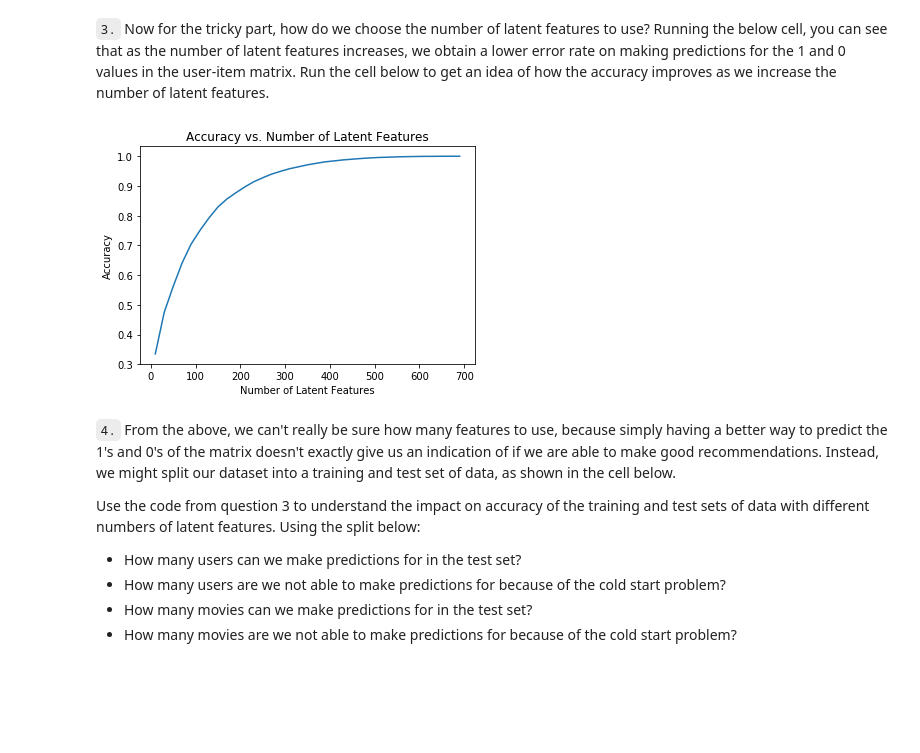
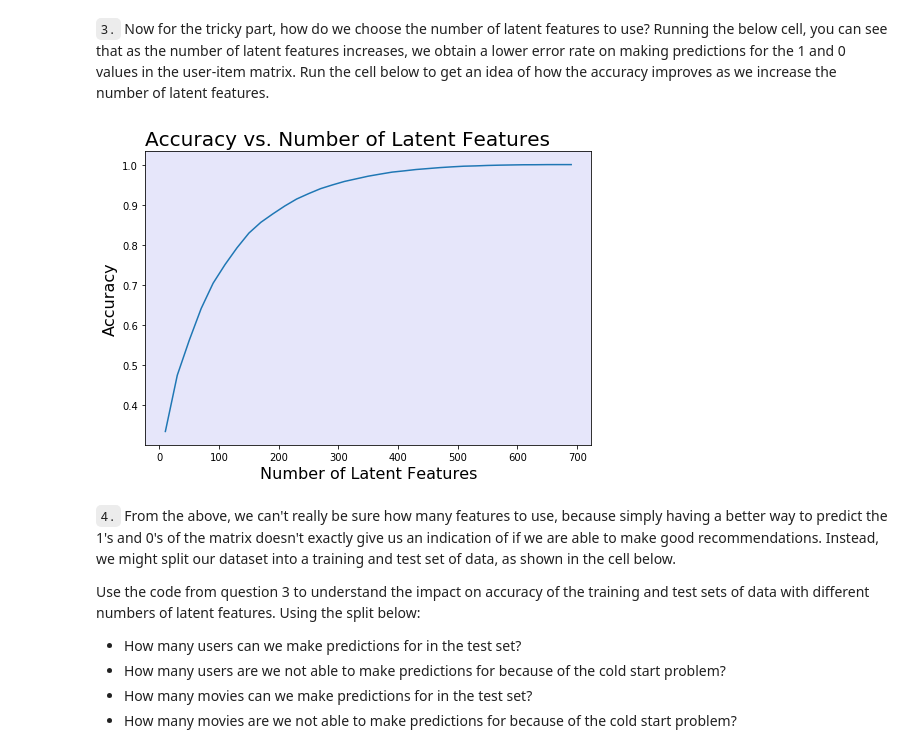
Before and after one commit to ZenRay/DataScientistNanoDegree, a Jupyter notebook: P3_Recommendations/Recommendations_with_IBM.ipynb, the cells around one changed output. Saved outputs shown, nothing was run; the diff lists cells and outputs as text; code cells hidden in the pictures; blank space fills up the shorter version.

```diff
--- a/P3_Recommendations/Recommendations_with_IBM.ipynb
+++ b/P3_Recommendations/Recommendations_with_IBM.ipynb
@@ -804,29 +804,33 @@ The data user_item_matrix doesn't have missing value.We can deal with the singul
 `3.` Now for the tricky part, how do we choose the number of latent features to use?  Running the below cell, you can see that as the number of latent features increases, we obtain a lower error rate on making predictions for the 1 and 0 values in the user-item matrix.  Run the cell below to get an idea of how the accuracy improves as we increase the number of latent features.
 # %%
 num_latent_feats = np.arange(10,700+10,20)
-sum_errs = []
+all_sum_errs = []
 
 for k in num_latent_feats:
     # restructure with k latent features
     s_new, u_new, vt_new = np.diag(s[:k]), u[:, :k], vt[:k, :]
 
     # take dot product
     user_item_est = np.around(np.dot(np.dot(u_new, s_new), vt_new))
 
     # compute error for each prediction to actual value
     diffs = np.subtract(user_item_matrix, user_item_est)
 
     # total errors and keep track of them
     err = np.sum(np.sum(np.abs(diffs)))
-    sum_errs.append(err)
+    all_sum_errs.append(err)
 
 
-plt.plot(num_latent_feats, 1 - np.array(sum_errs)/df.shape[0]);
-plt.xlabel('Number of Latent Features');
-plt.ylabel('Accuracy');
-plt.title('Accuracy vs. Number of Latent Features');
+plt.figure(figsize=(8, 5.4))
+ax = plt.subplot()
+ax.set_facecolor("lavender")
+ax.plot(num_latent_feats, 1 - np.array(all_sum_errs)/df.shape[0])
+plt.title("Accuracy vs. Number of Latent Features", fontsize=20, loc="left")
+plt.xlabel("Number of Latent Features", fontsize=16)
+plt.ylabel("Accuracy", fontsize=16)
+plt.show()
 # %% [output]
-[figure, old version]
+[figure, new version]
 # %% [markdown]
 `4.` From the above, we can't really be sure how many features to use, because simply having a better way to predict the 1's and 0's of the matrix doesn't exactly give us an indication of if we are able to make good recommendations.  Instead, we might split our dataset into a training and test set of data, as shown in the cell below.
 
```
Also changed, not shown: parts of 12 cells of this notebook.
